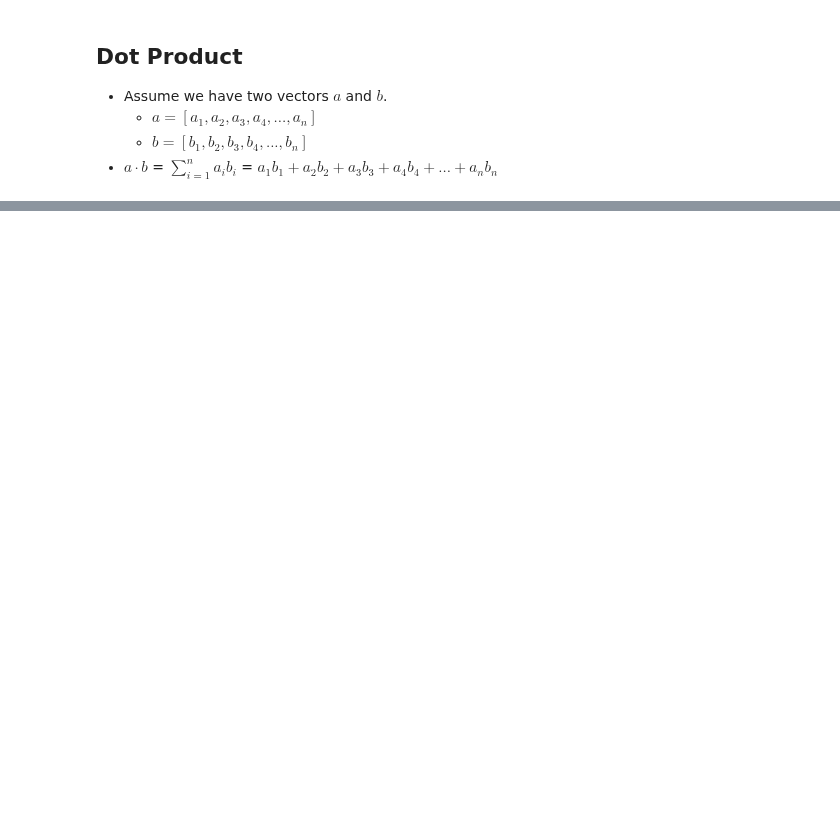
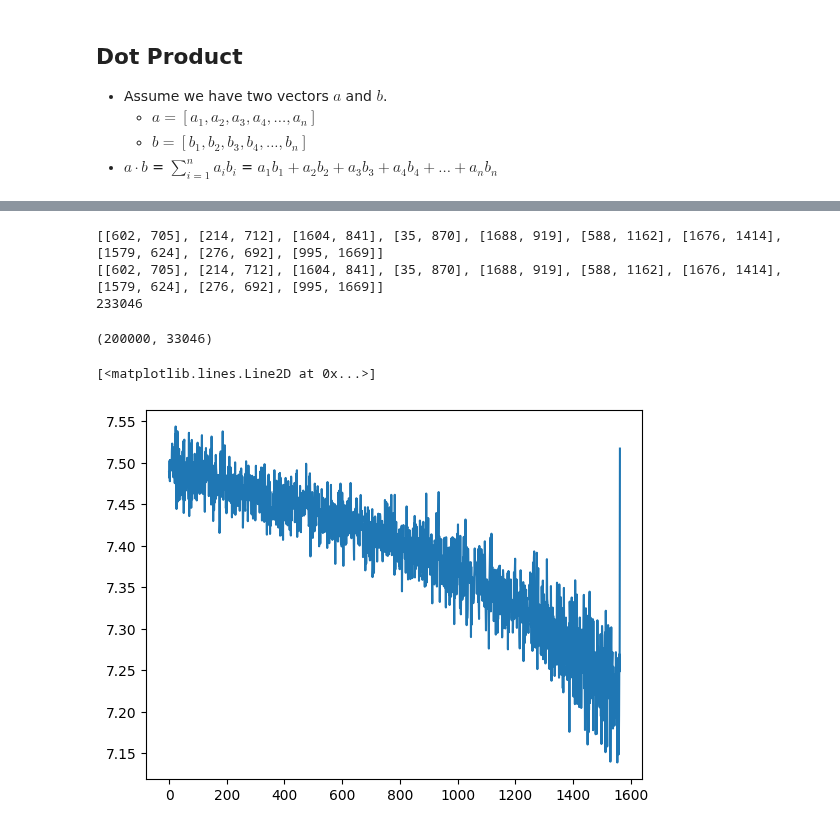
Before and after one commit to jdasam/aat3020, a Jupyter notebook: notebooks/1_word2vec.ipynb, the cells around one changed output, grey strips where cells are left out. Saved outputs shown, nothing was run; the diff lists cells and outputs as text; code cells hidden in the pictures; blank space fills up the shorter version.

```diff
--- a/notebooks/1_word2vec.ipynb
+++ b/notebooks/1_word2vec.ipynb
@@ -385,0 +404,74 @@ tensor([[1732.4457],
+# %%
+# Now we can train the word2vec
+
+# Let's think about training pairs
+index_pairs # this is our dataset. It's list of list of two integer
+# two integer means a pair of neighboring words
+
+# Training set and Test set
+# To validate that our model can solve 'unseen' problems
+# So we have to split the dataset before training.
+
+# To randomly split the dataset, we will first shuffle the dataset
+print(index_pairs[:10])
+import random
+# random.shuffle(index_pairs) # this will shuffle the list items
+print(index_pairs[:10])
+print(len(index_pairs))
+
+train_set = index_pairs[:200000]
+test_set = index_pairs[200000:]
+# %% [output]
+[[602, 705], [214, 712], [1604, 841], [35, 870], [1688, 919], [588, 1162], [1676, 1414], [1579, 624], [276, 692], [995, 1669]]
+[[602, 705], [214, 712], [1604, 841], [35, 870], [1688, 919], [588, 1162], [1676, 1414], [1579, 624], [276, 692], [995, 1669]]
+233046
+# %%
+len(train_set), len(test_set)
+# %% [output]
+(200000, 33046)
+# %%
+# making batch from train_set
+# Batch is a set of training samples, that are calculated together
+# And also we update the model after one single batch
+
+batch_size = 128 # we will calculate 64 samples in a single time
+current_sample_idx = 0
+dim = 32
+word_vectors = torch.randn(vocab_size, dim) / 4
+word_vectors.requires_grad = True
+lr = 0.01
+loss_record = []
+num_epochs = 10
+
+for epoch in tqdm(range(num_epochs)):
+  for current_sample_idx in tqdm(range(0, len(train_set), batch_size), leave=False):
+    train_batch = train_set[current_sample_idx:current_sample_idx + batch_size]
+    query_word_ids = [pair[0] for pair in train_batch]
+    query_vectors = word_vectors[query_word_ids]
+
+    probs = get_probs(query_vectors, word_vectors) # shape 64, 1701
+    # probs[31, 1507] means probability of 1507th words appearing for given 31st query word
+    # which is actually query_word_ids[31]-th word in the vocabulary
+
+    # Then, we have to select the probabilities that we have to maximize
+    target_word_ids = [pair[1] for pair in train_batch]
+    # print(train_batch)
+    # print(target_word_ids)
+    target_probs = probs[torch.arange(len(target_word_ids)), len(target_word_ids)]
+
+    target_loss = -torch.log(target_probs + 1e-8) # negative log-likelihood
+    loss = target_loss.mean()
+    loss.backward() # do backpropagation and calculate gradient
+
+    word_vectors.data -= word_vectors.grad * lr # update the parameters
+    word_vectors.grad = None # reset the gradient
+    loss_record.append(loss.item())
+    # print(train_batch, len(train_batch))
+    # print(query_word_ids)
+    # print(query_vectors)
+# %%
+import matplotlib.pyplot as plt
+plt.plot(loss_record)
+# %% [output]
+[<matplotlib.lines.Line2D at 0x...>]
+[figure, added]
```
Also changed, not shown: parts of 24 cells of this notebook.
